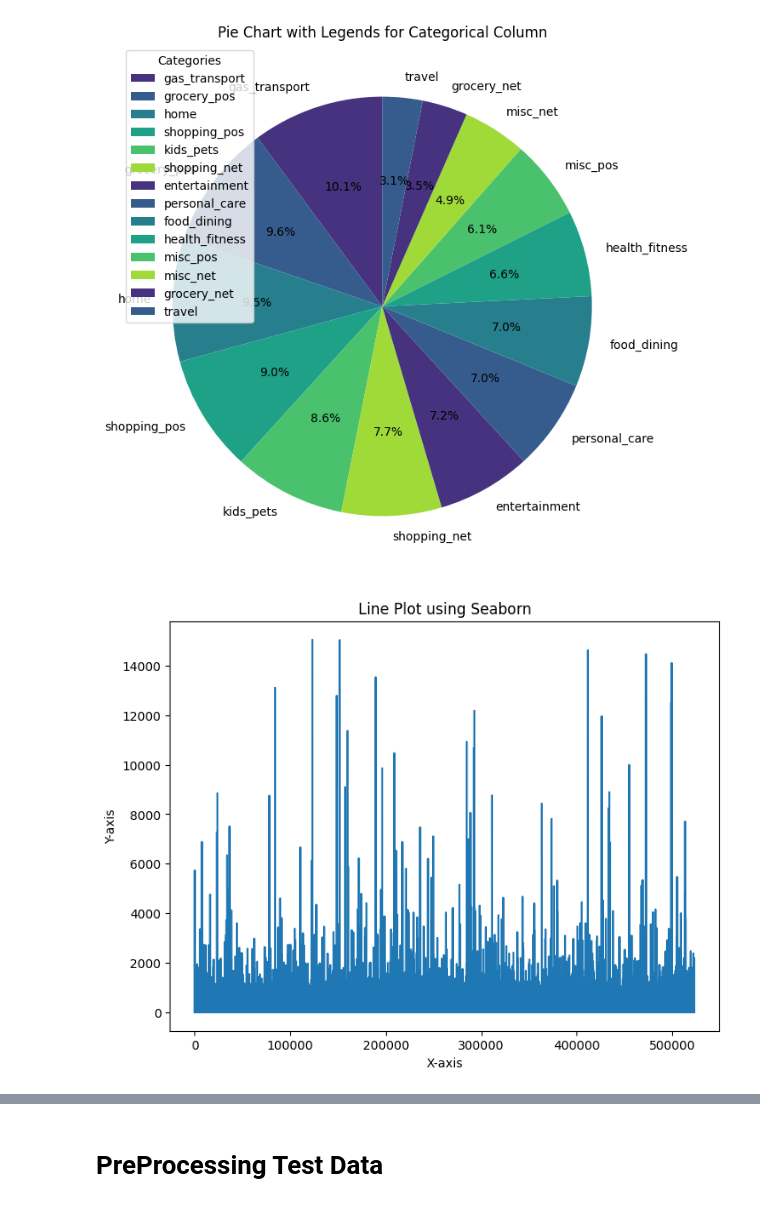
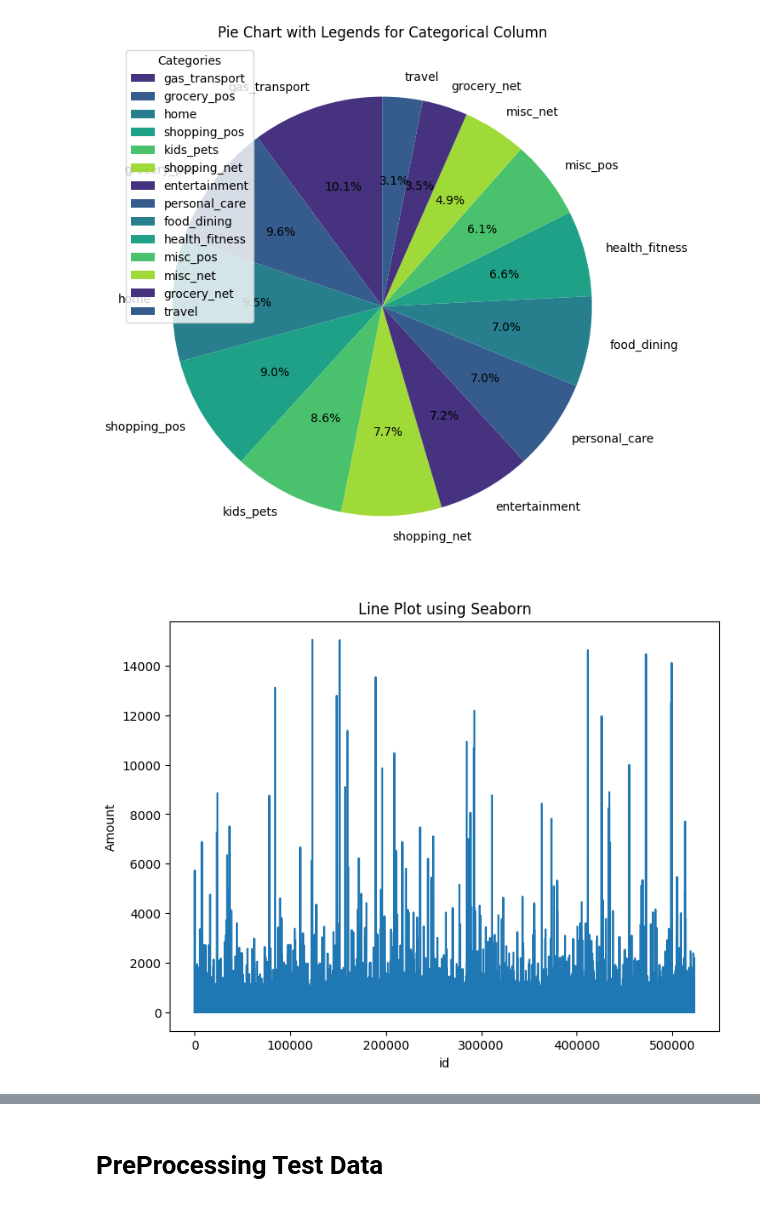
Before and after one commit to jgyfutub/Logical-Rhythm2023, a Jupyter notebook: notebook4ac61d9bb8.ipynb, the cells around one changed output, grey strips where cells are left out. Cells and saved outputs as stored; diff of their text form; code cells hidden in the pictures.

```diff
--- a/notebook4ac61d9bb8.ipynb
+++ b/notebook4ac61d9bb8.ipynb
@@ -130,10 +130,10 @@ plt.show()
 # %%
 plt.figure(figsize=(8, 6))
 plt.plot(visual_data['id'],visual_data['amt'])
 plt.title('Line Plot using Seaborn')
-plt.xlabel('X-axis')
-plt.ylabel('Y-axis')
+plt.xlabel('id')
+plt.ylabel('Amount')
 plt.show()
 # %% [output]
-[figure, old version]
+[figure, new version]
 # %%
```
Also changed, not shown: parts of 19 cells of this notebook.
